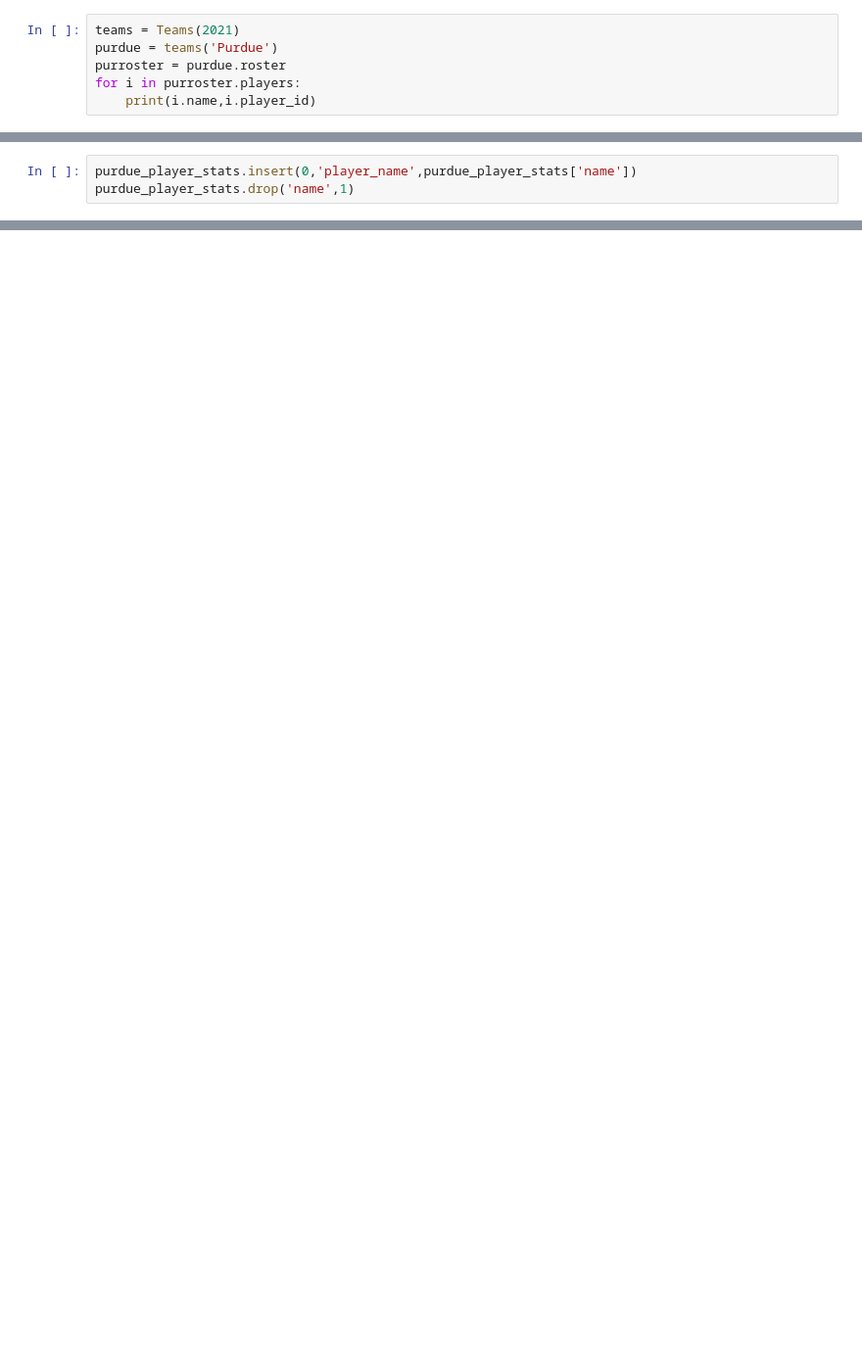
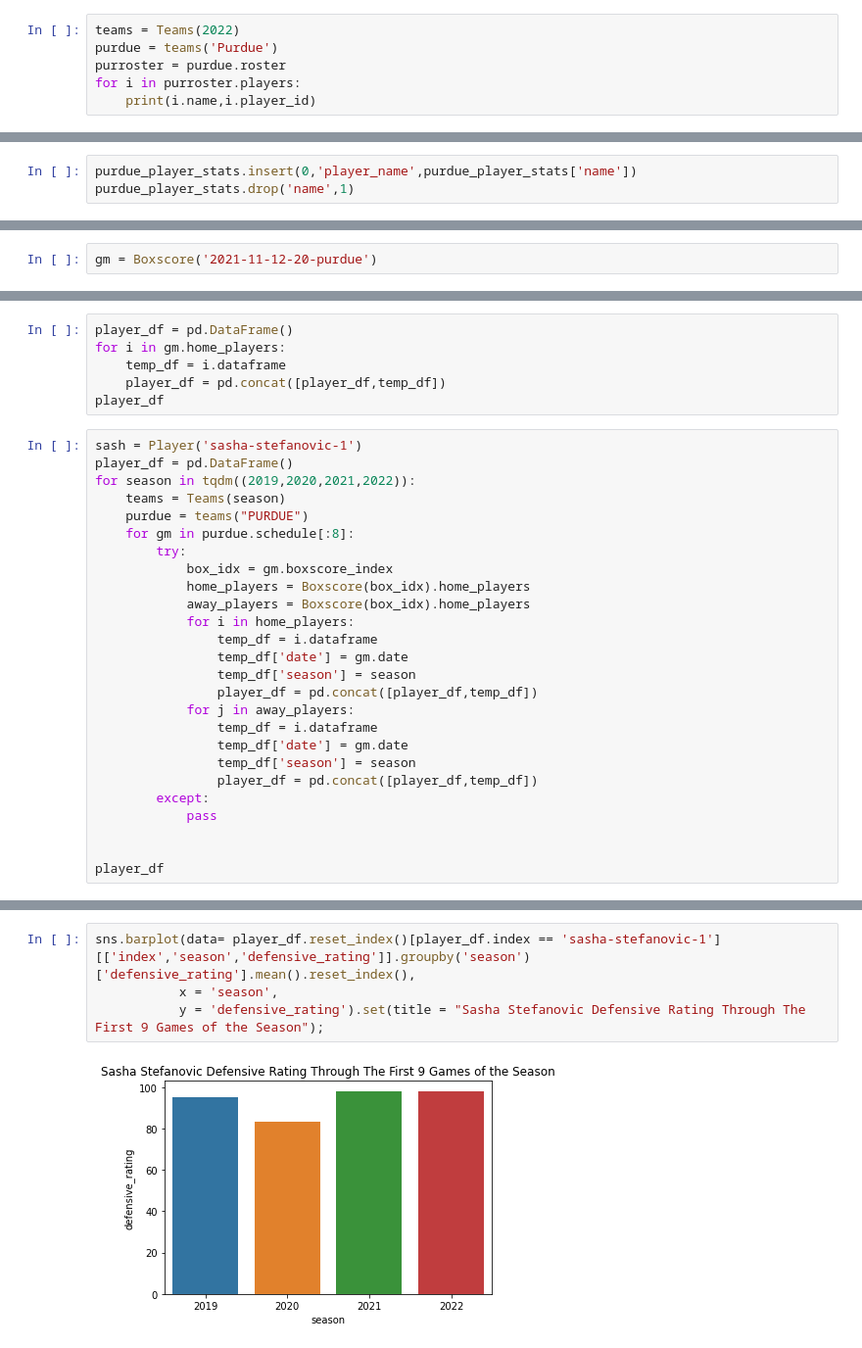
Before and after one commit to fmathews11/College_basketball, a Jupyter notebook: Purdue_Data.ipynb, the cells around one changed output, grey strips where cells are left out. Shown at 98% size. Cells and saved outputs as stored; diff of their text form; blank space fills up the shorter version.

```diff
--- a/Purdue_Data.ipynb
+++ b/Purdue_Data.ipynb
@@ -18,7 +19,7 @@ gm.dataframe_extended
 |  | away_assist_percentage | away_assists | away_block_percentage | away_blocks | away_defensive_rating | ... |
 | 2021-11-12-20-purdue | 56.0 | 14 | 0.0 | 0 | 124.3 | ... |
 # %%
-teams = Teams(2021)
+teams = Teams(2022)
 purdue = teams('Purdue')
 purroster = purdue.roster
 for i in purroster.players:
@@ -36,0 +140,2 @@ purdue_player_stats.drop('name',1)
+# %%
+gm = Boxscore('2021-11-12-20-purdue')
@@ -36,0 +156,32 @@ purdue_player_stats.drop('name',1)
+# %%
+player_df = pd.DataFrame()
+for i in gm.home_players:
+    temp_df = i.dataframe
+    player_df = pd.concat([player_df,temp_df])
+player_df
+# %%
+sash = Player('sasha-stefanovic-1')
+player_df = pd.DataFrame()
+for season in tqdm((2019,2020,2021,2022)):
+    teams = Teams(season)
+    purdue = teams("PURDUE")
+    for gm in purdue.schedule[:8]:
+        try:
+            box_idx = gm.boxscore_index
+            home_players = Boxscore(box_idx).home_players
+            away_players = Boxscore(box_idx).home_players
+            for i in home_players:
+                temp_df = i.dataframe
+                temp_df['date'] = gm.date
+                temp_df['season'] = season
+                player_df = pd.concat([player_df,temp_df])
+            for j in away_players:
+                temp_df = i.dataframe
+                temp_df['date'] = gm.date
+                temp_df['season'] = season
+                player_df = pd.concat([player_df,temp_df])
+        except:
+            pass
+
+
+player_df
@@ -36,0 +218,6 @@ purdue_player_stats.drop('name',1)
+# %%
+sns.barplot(data= player_df.reset_index()[player_df.index == 'sasha-stefanovic-1'][['index','season','defensive_rating']].groupby('season')['defensive_rating'].mean().reset_index(),
+           x = 'season',
+           y = 'defensive_rating').set(title = "Sasha Stefanovic Defensive Rating Through The First 9 Games of the Season");
+# %% [output]
+[figure, added]
```
Also changed, not shown: parts of 30 cells of this notebook, 2 other files.
